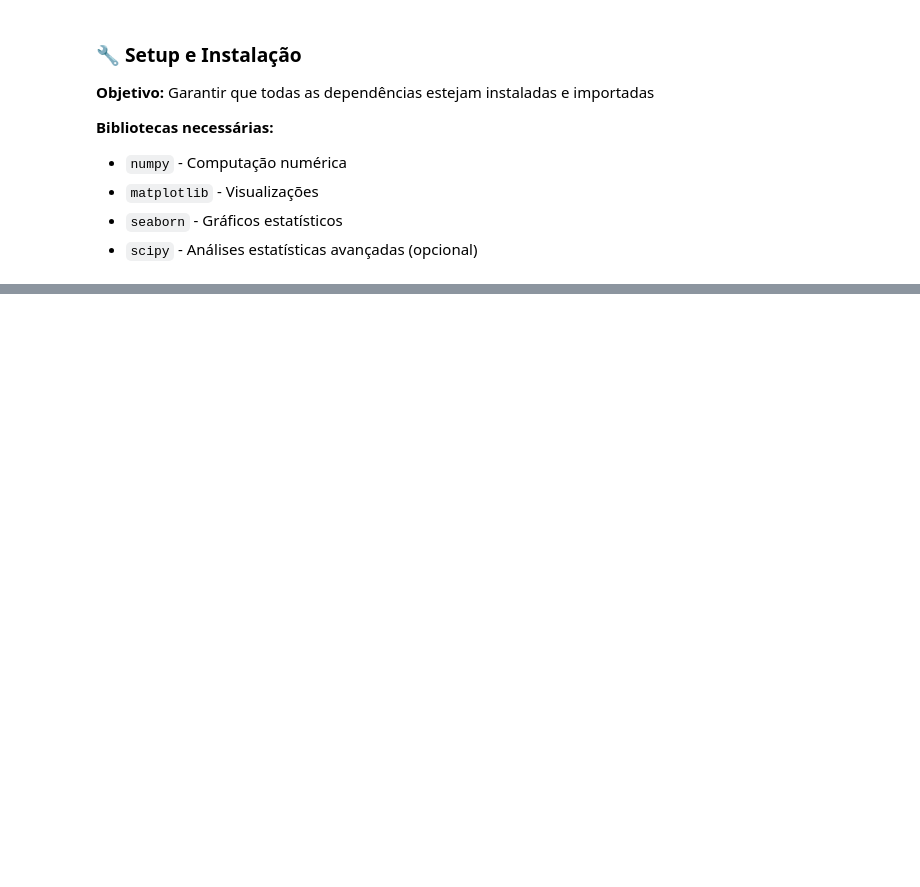
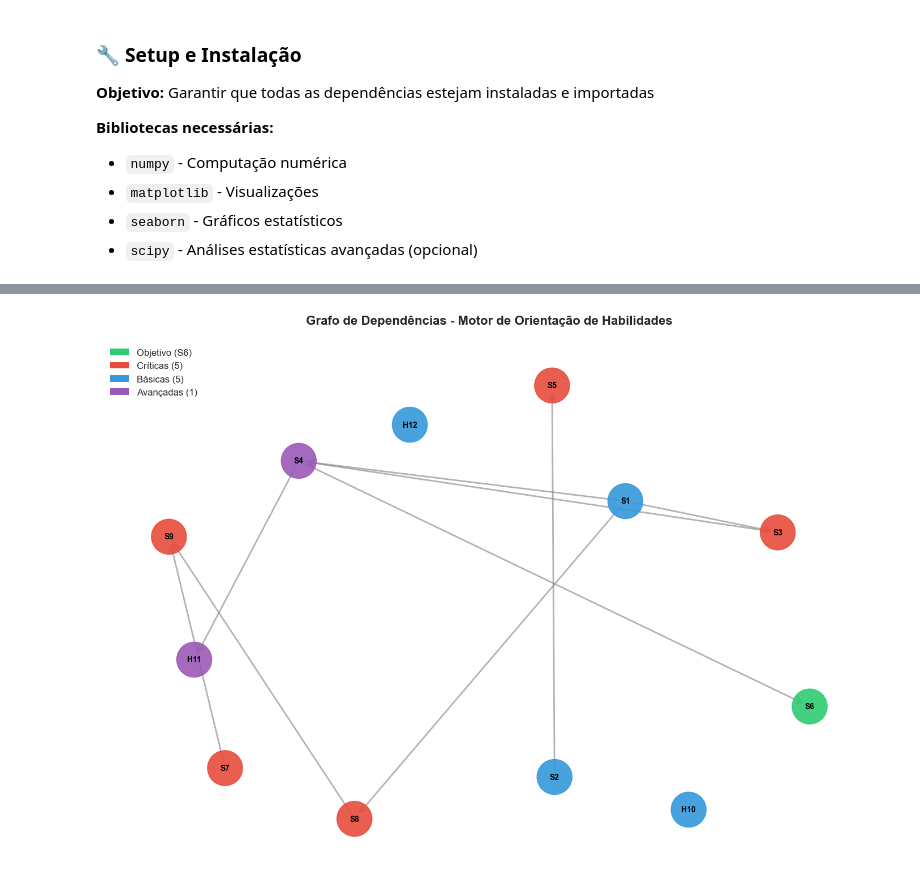
Before and after one commit to renan-utida/Global-Solution-2---Dynamic-Programming-MOH-, a Jupyter notebook: GS_Dynamic_Programming.ipynb, the cells around one changed output, grey strips where cells are left out. Drawn from its saved outputs; the diff is of its cells as text; code cells hidden in the pictures; blank space fills up the shorter version.

Commit message:
Adicionando no notebook os desafios 1, 2 e 3

```diff
--- a/GS_Dynamic_Programming.ipynb
+++ b/GS_Dynamic_Programming.ipynb
@@ -371,20 +140,0 @@ print("✅ Módulos de análise e visualização carregados!")
-# %%
-# ============================================================================
-# CONFIGURAÇÃO DE VISUALIZAÇÕES
-# ============================================================================
-
-# Estilo dos gráficos
-plt.style.use('seaborn-v0_8-darkgrid')
-sns.set_palette("husl")
-plt.rcParams['figure.figsize'] = (12, 6)
-plt.rcParams['figure.dpi'] = 100
-
-# Diretórios do projeto
-from src.config import DATA_DIR, OUTPUTS_DIR
-
-# Cria diretório de outputs/figures se não existir
-(OUTPUTS_DIR / 'figures').mkdir(exist_ok=True, parents=True)
-
-print("✅ Visualizações configuradas!")
-print(f"   • Diretório de dados: {DATA_DIR}")
-print(f"   • Diretório de outputs: {OUTPUTS_DIR}")
@@ -749,0 +406,73 @@ print("\n✅ Desafio 1 concluído com sucesso!")
+# %%
+print_header("VISUALIZAÇÃO DO GRAFO")
+
+print("\n📊 Gerando visualização do grafo...")
+
+# Visualização com networkx
+import networkx as nx
+
+# Cria grafo NetworkX para visualização
+G = nx.DiGraph()
+
+# Adiciona nós com atributos
+for node in graph.nodes:
+    metadata = graph.get_metadata(node)
+    G.add_node(node,
+               nome=metadata['nome'],
+               valor=metadata['valor'],
+               tempo=metadata['tempo_horas'],
+               complexidade=metadata['complexidade'])
+
+# Adiciona arestas
+for node in graph.nodes:
+    for neighbor in graph.get_neighbors(node):
+        G.add_edge(node, neighbor)
+
+# Plota
+plt.figure(figsize=(14, 10))
+pos = nx.spring_layout(G, k=2, iterations=50, seed=GLOBAL_SEED)
+
+# Cores por categoria
+node_colors = []
+for node in G.nodes():
+    metadata = graph.get_metadata(node)
+    if node == TARGET_SKILL:
+        node_colors.append('#2ecc71')  # Verde - Objetivo
+    elif node in CRITICAL_SKILLS:
+        node_colors.append('#e74c3c')  # Vermelho - Críticas
+    elif node in BASIC_SKILLS:
+        node_colors.append('#3498db')  # Azul - Básicas
+    else:
+        node_colors.append('#9b59b6')  # Roxo - Avançadas
+
+# Desenha
+nx.draw_networkx_nodes(G, pos, node_color=node_colors, node_size=2000, alpha=0.9)
+nx.draw_networkx_labels(G, pos, font_size=10, font_weight='bold')
+nx.draw_networkx_edges(G, pos, edge_color='gray', arrows=True,
+                        arrowsize=20, arrowstyle='->', width=2, alpha=0.6)
+
+plt.title("Grafo de Dependências - Motor de Orientação de Habilidades",
+          fontsize=16, fontweight='bold', pad=20)
+
+# Legenda
+from matplotlib.patches import Patch
+legend_elements = [
+    Patch(facecolor='#2ecc71', label='Objetivo (S6)'),
+    Patch(facecolor='#e74c3c', label='Críticas (5)'),
+    Patch(facecolor='#3498db', label='Básicas (5)'),
+    Patch(facecolor='#9b59b6', label='Avançadas (1)')
+]
+plt.legend(handles=legend_elements, loc='upper left', fontsize=12)
+
+plt.axis('off')
+plt.tight_layout()
+
+# Salva figura
+figures_dir = OUTPUTS_DIR / 'figures'
+figures_dir.mkdir(exist_ok=True)
+plt.savefig(figures_dir / 'graph_structure.png', dpi=300, bbox_inches='tight')
+
+plt.show()
+
+print("   ✅ Visualização do grafo exibida e salva!")
+# %% [output]
@@ -749,0 +484 @@ print("\n✅ Desafio 1 concluído com sucesso!")
+[figure, added]
```
Also changed, not shown: parts of 129 cells of this notebook, 9 other files.
